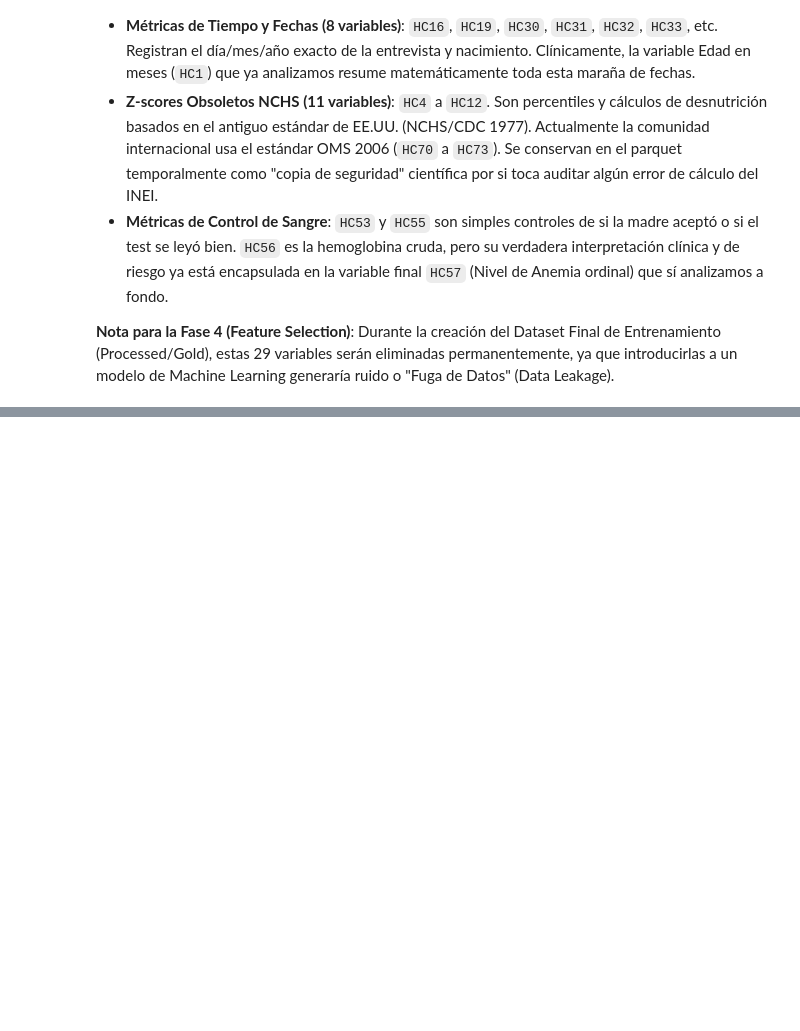
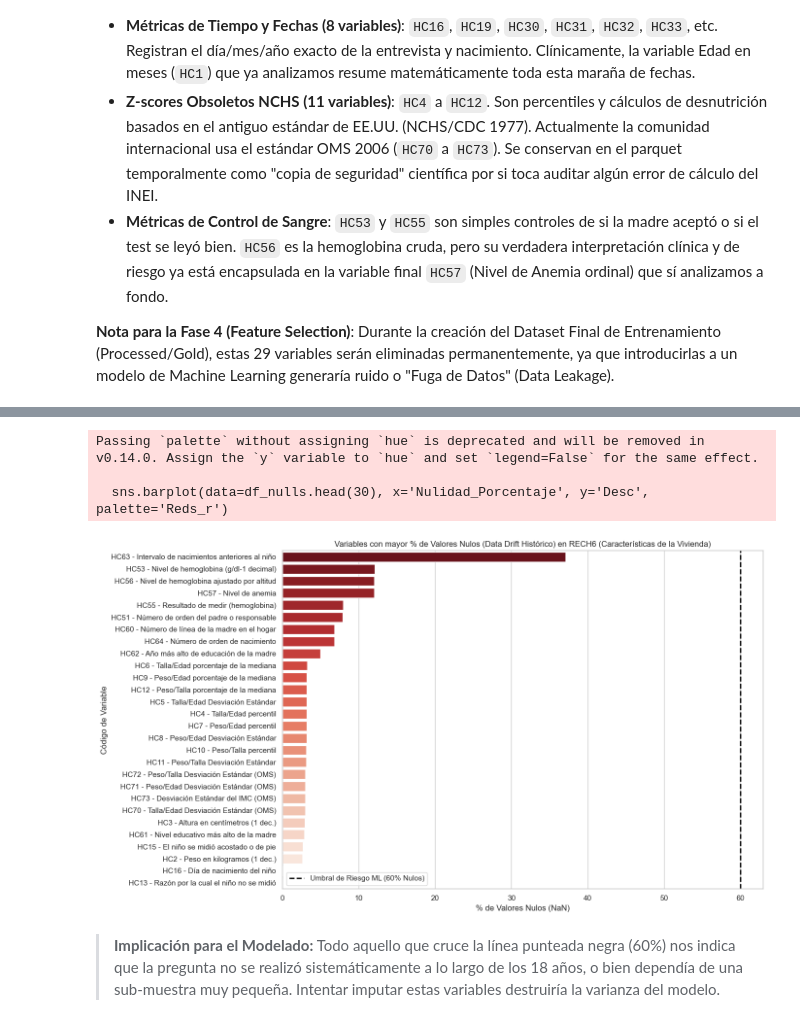
Before and after one commit to abelguevara-upeu/malnutrition-research, a Jupyter notebook: notebooks/01_data_understanding/clean/01_eda_interim_rech6.ipynb, the cells around one changed output, grey strips where cells are left out. Saved outputs shown, nothing was run; the diff lists cells and outputs as text; code cells hidden in the pictures; blank space fills up the shorter version.

```diff
--- a/notebooks/01_data_understanding/clean/01_eda_interim_rech6.ipynb
+++ b/notebooks/01_data_understanding/clean/01_eda_interim_rech6.ipynb
@@ -508,0 +514,39 @@ El archivo parquet cuenta con un total de 38 variables. Hemos auditado visualmen
+# %%
+from mnp.config import INTERIM_DATA_DIR
+import pandas as pd
+import matplotlib.pyplot as plt
+import seaborn as sns
+
+df_missing = pd.read_parquet(INTERIM_DATA_DIR / 'rech6_cleaned.parquet')
+
+nulls = df_missing.isnull().sum()
+nulls_pct = (nulls / len(df_missing)) * 100
+df_nulls = pd.DataFrame({'Variable': nulls_pct.index, 'Nulidad_Porcentaje': nulls_pct.values})
+from mnp.configs.column_labels import LABELS
+df_nulls['Desc'] = df_nulls['Variable'].map(lambda x: LABELS.get(x, x))
+import textwrap
+df_nulls['Desc'] = df_nulls['Desc'].apply(lambda x: textwrap.fill(str(x), width=50))
+df_nulls = df_nulls[df_nulls['Nulidad_Porcentaje'] > 0].sort_values('Nulidad_Porcentaje', ascending=False)
+
+plt.figure(figsize=(14, 8))
+if len(df_nulls) > 0:
+    sns.barplot(data=df_nulls.head(30), x='Nulidad_Porcentaje', y='Desc', palette='Reds_r')
+    plt.title('Variables con mayor % de Valores Nulos (Data Drift Histórico) en RECH6 (Características de la Vivienda)')
+    plt.xlabel('% de Valores Nulos (NaN)')
+    plt.ylabel('Código de Variable')
+    plt.axvline(x=60, color='black', linestyle='--', linewidth=2, label='Umbral de Riesgo ML (60% Nulos)')
+    plt.legend()
+else:
+    plt.text(0.5, 0.5, '¡Cero Valores Nulos detectados en este Dataset!',
+             horizontalalignment='center', verticalalignment='center', fontsize=20, color='green')
+    plt.axis('off')
+
+plt.tight_layout()
+plt.show()
+# %% [output]
+Passing `palette` without assigning `hue` is deprecated and will be removed in v0.14.0. Assign the `y` variable to `hue` and set `legend=False` for the same effect.
+
+  sns.barplot(data=df_nulls.head(30), x='Nulidad_Porcentaje', y='Desc', palette='Reds_r')
+[figure, added]
+# %% [markdown]
+> **Implicación para el Modelado:** Todo aquello que cruce la línea punteada negra (60%) nos indica que la pregunta no se realizó sistemáticamente a lo largo de los 18 años, o bien dependía de una sub-muestra muy pequeña. Intentar imputar estas variables destruiría la varianza del modelo.
```
Also changed, not shown: parts of 2 cells of this notebook, 4 other files.
